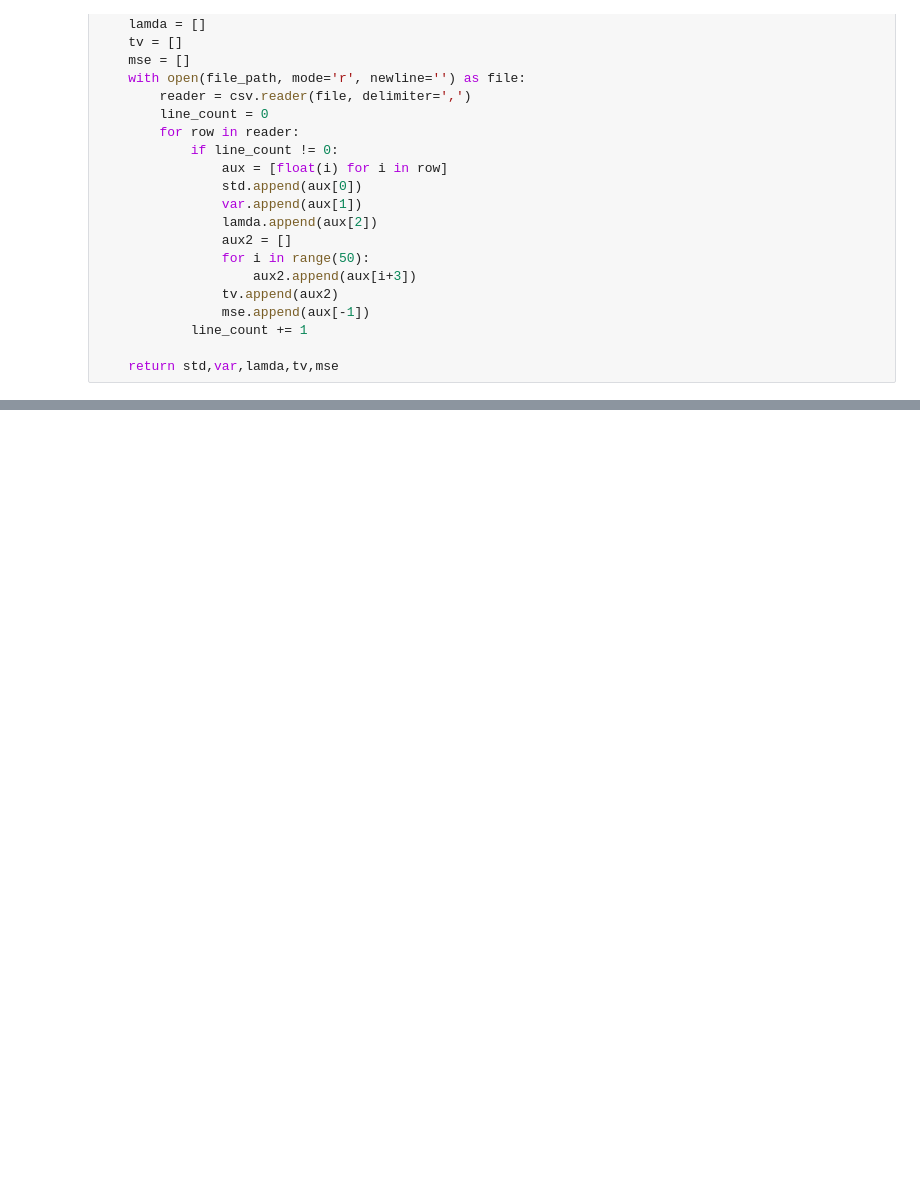
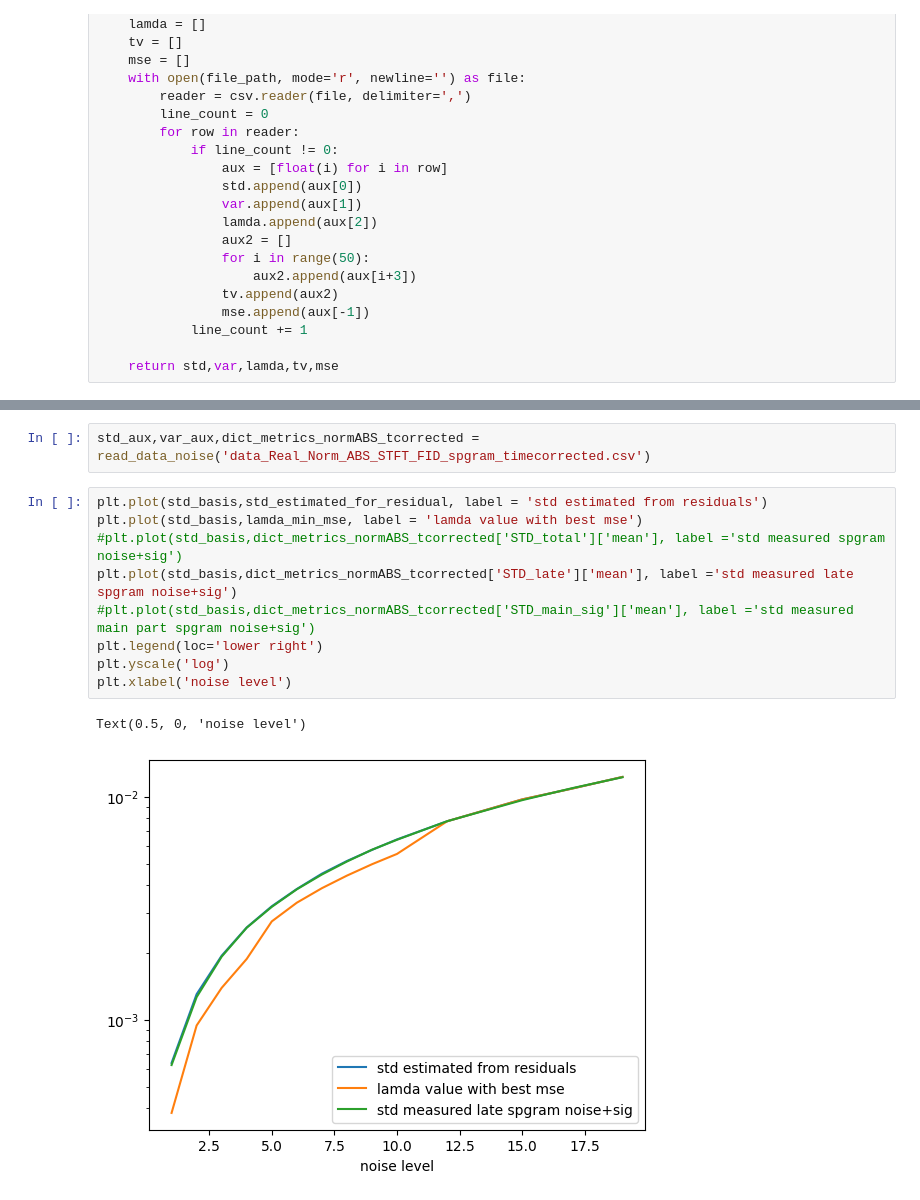
Before and after one commit to MICLab-Unicamp/LeticiaDiniz_IC, a Jupyter notebook: NoiseAnalysis_Filter.ipynb, the cells around one changed output, grey strips where cells are left out. Cells and saved outputs as stored; diff of their text form; blank space fills up the shorter version.

```diff
--- a/NoiseAnalysis_Filter.ipynb
+++ b/NoiseAnalysis_Filter.ipynb
@@ -335,0 +271,14 @@ div = get_div(grad)
+# %%
+std_aux,var_aux,dict_metrics_normABS_tcorrected = read_data_noise('data_Real_Norm_ABS_STFT_FID_spgram_timecorrected.csv')
+# %%
+plt.plot(std_basis,std_estimated_for_residual, label = 'std estimated from residuals')
+plt.plot(std_basis,lamda_min_mse, label = 'lamda value with best mse')
+#plt.plot(std_basis,dict_metrics_normABS_tcorrected['STD_total']['mean'], label ='std measured spgram noise+sig')
+plt.plot(std_basis,dict_metrics_normABS_tcorrected['STD_late']['mean'], label ='std measured late spgram noise+sig')
+#plt.plot(std_basis,dict_metrics_normABS_tcorrected['STD_main_sig']['mean'], label ='std measured main part spgram noise+sig')
+plt.legend(loc='lower right')
+plt.yscale('log')
+plt.xlabel('noise level')
+# %% [output]
+Text(0.5, 0, 'noise level')
+[figure, added]
```
Also changed, not shown: parts of 34 cells of this notebook, 4 other files.
